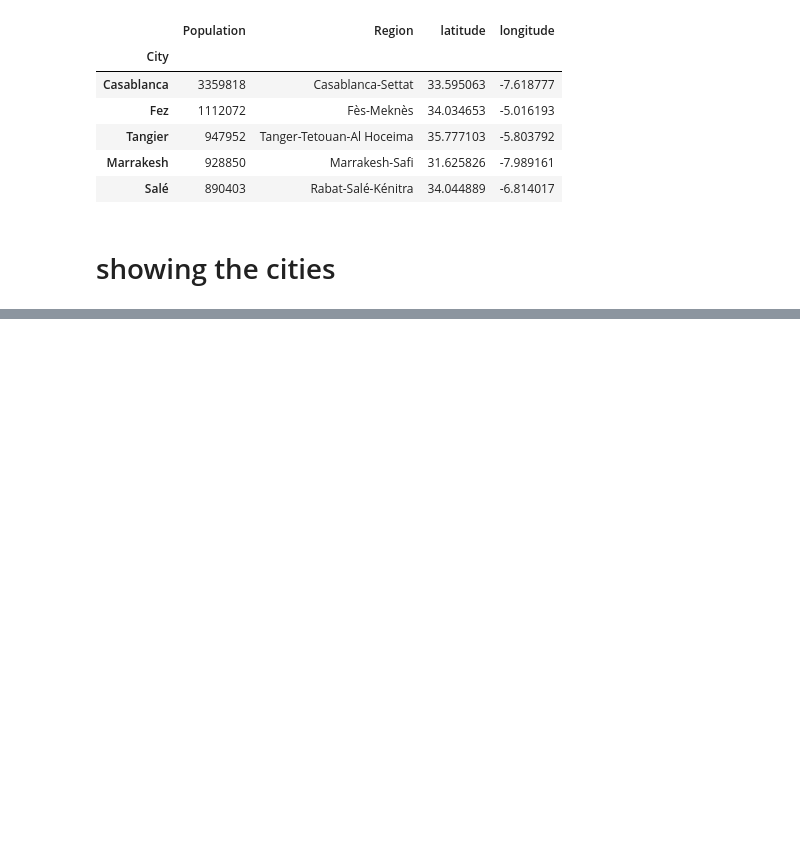
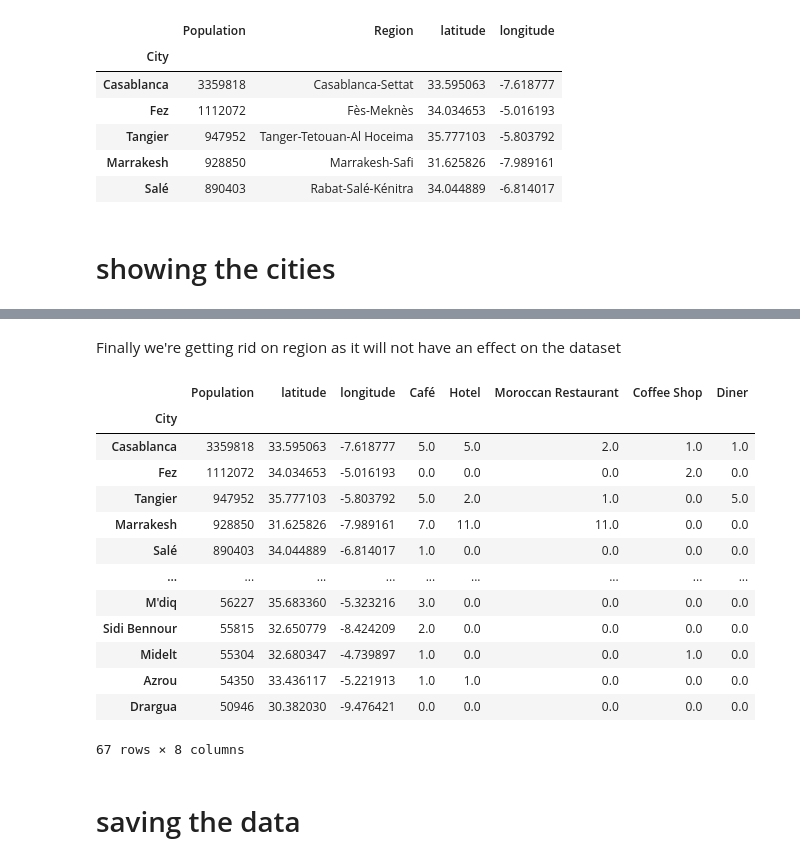
Before and after one commit to anassBelcaid/Coursera_Capstone, a Jupyter notebook: clustring_cities_morocco.ipynb, the cells around one changed output, grey strips where cells are left out. Cells and saved outputs as stored; diff of their text form; code cells hidden in the pictures; blank space fills up the shorter version.

Commit message:
Data preparation

```diff
--- a/clustring_cities_morocco.ipynb
+++ b/clustring_cities_morocco.ipynb
@@ -127,0 +244,4 @@ Now we nee
+# %%
+#getting the histogram of the categories
+categories = df_categories['categories'].value_counts()
+categories
@@ -127,0 +292,17 @@ Now we nee
+# %%
+#now we need the fill all the missing data
+
+#first we need to drop the cities without data (problem with foursquare)
+unkown_cities = ['Safi', 'Nador','Fquih Ben Salah','Errachidia','Lqliaa'
+                          ,'Taroudant','Tan-Tan','Souk El Arbaa',
+                         'Lahraouyine','Drargua']
+#morocco_cities.drop(unkown_cities, axis=0,inplace=True)
+#loop over all the saved data
+for city in categories_path.iterdir():
+    #load the categories
+    categories = pd.read_csv(city,index_col=0)
+    categories = categories['categories'].value_counts()
+    #saving the count for each categorie
+    for cat in selected_categories:
+        if cat in categories.index:
+            morocco_cities.loc[city.stem,cat]= categories[cat]
@@ -127,0 +319,23 @@ Now we nee
+# %% [markdown]
+Finally we're getting rid on region as it will not have an effect on the dataset
+# %%
+#morocco_cities.drop('Region',axis=1, inplace=True)
+morocco_cities.dropna(inplace=True)
+morocco_cities
+# %% [output]
+|  | Population | latitude | longitude | Café | Hotel | Moroccan Restaurant | Coffee Shop | Diner |
+| City |  |  |  |  |  |  |  |  |
+| Casablanca | 3359818 | 33.595063 | -7.618777 | 5.0 | 5.0 | 2.0 | 1.0 | 1.0 |
+| Fez | 1112072 | 34.034653 | -5.016193 | 0.0 | 0.0 | 0.0 | 2.0 | 0.0 |
+| Tangier | 947952 | 35.777103 | -5.803792 | 5.0 | 2.0 | 1.0 | 0.0 | 5.0 |
+| Marrakesh | 928850 | 31.625826 | -7.989161 | 7.0 | 11.0 | 11.0 | 0.0 | 0.0 |
+| Salé | 890403 | 34.044889 | -6.814017 | 1.0 | 0.0 | 0.0 | 0.0 | 0.0 |
+| ... | ... | ... | ... | ... | ... | ... | ... | ... |
+| M'diq | 56227 | 35.683360 | -5.323216 | 3.0 | 0.0 | 0.0 | 0.0 | 0.0 |
+| Sidi Bennour | 55815 | 32.650779 | -8.424209 | 2.0 | 0.0 | 0.0 | 0.0 | 0.0 |
+| Midelt | 55304 | 32.680347 | -4.739897 | 1.0 | 0.0 | 0.0 | 1.0 | 0.0 |
+| Azrou | 54350 | 33.436117 | -5.221913 | 1.0 | 1.0 | 0.0 | 0.0 | 0.0 |
+| Drargua | 50946 | 30.382030 | -9.476421 | 0.0 | 0.0 | 0.0 | 0.0 | 0.0 |
+67 rows × 8 columns
+# %% [markdown]
+# saving the data
```
Also changed, not shown: parts of 16 cells of this notebook, 57 other files.
